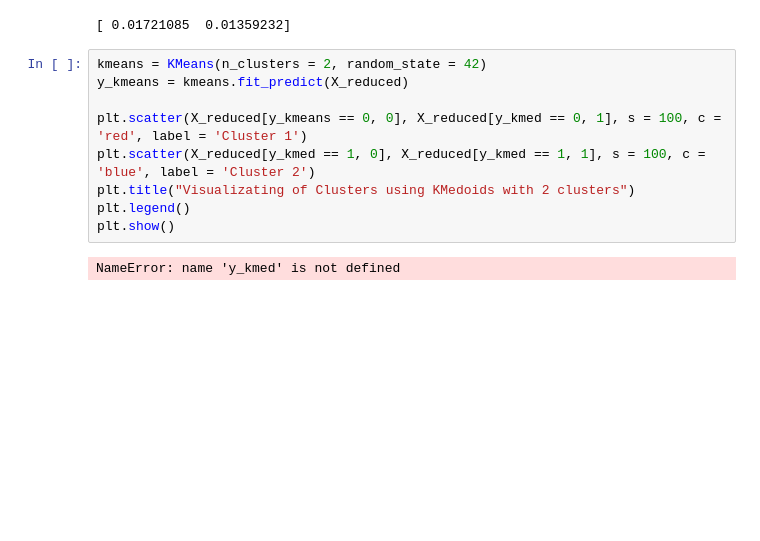
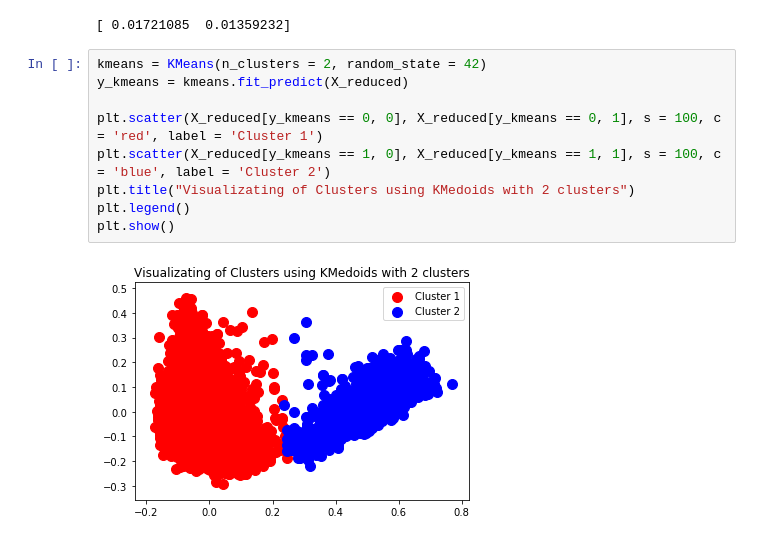
Before and after one commit to hgpadovani/T3, a Jupyter notebook: t3.ipynb, the cells around one changed output. Drawn from its saved outputs; the diff is of its cells as text; blank space fills up the shorter version.

```diff
--- a/t3.ipynb
+++ b/t3.ipynb
@@ -282,11 +282,11 @@ print(explained_variance)
 # %%
 kmeans = KMeans(n_clusters = 2, random_state = 42)
 y_kmeans = kmeans.fit_predict(X_reduced)
 
-plt.scatter(X_reduced[y_kmeans == 0, 0], X_reduced[y_kmed == 0, 1], s = 100, c = 'red', label = 'Cluster 1')
-plt.scatter(X_reduced[y_kmed == 1, 0], X_reduced[y_kmed == 1, 1], s = 100, c = 'blue', label = 'Cluster 2')
+plt.scatter(X_reduced[y_kmeans == 0, 0], X_reduced[y_kmeans == 0, 1], s = 100, c = 'red', label = 'Cluster 1')
+plt.scatter(X_reduced[y_kmeans == 1, 0], X_reduced[y_kmeans == 1, 1], s = 100, c = 'blue', label = 'Cluster 2')
 plt.title("Visualizating of Clusters using KMedoids with 2 clusters")
 plt.legend()
 plt.show()
 # %% [output]
-NameError: name 'y_kmed' is not defined
+[figure, added]
```
